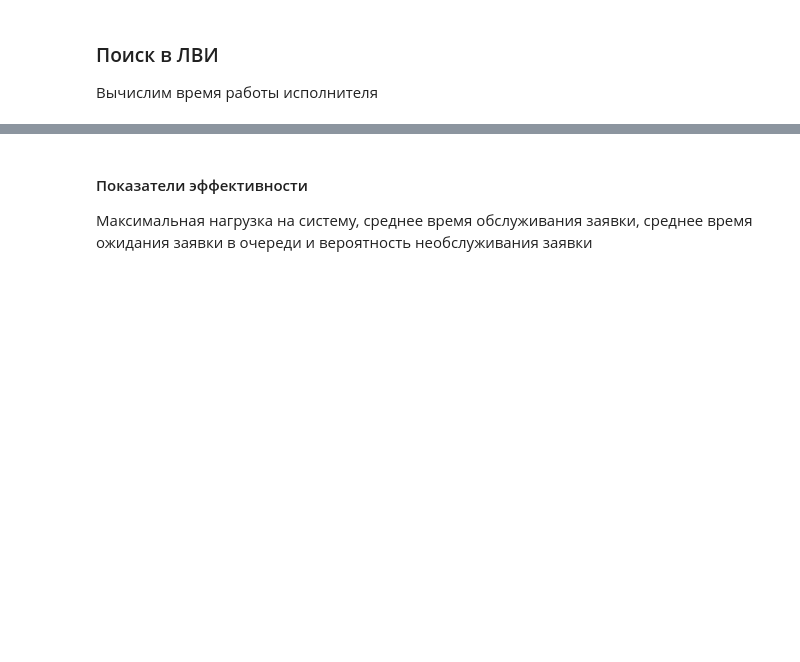
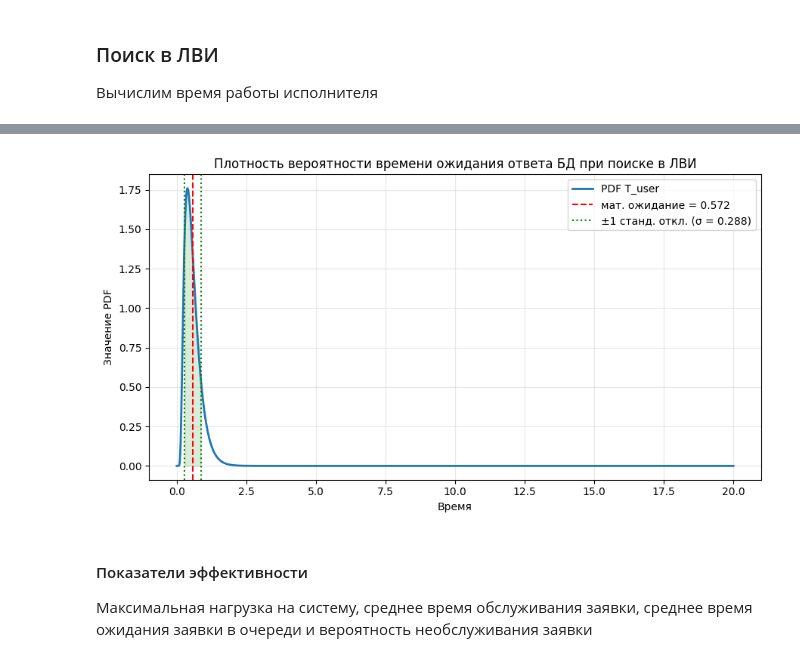
Before and after one commit to vitosotdihaet/pind, a Jupyter notebook: math-model-calculations/main.ipynb, the cells around one changed output, grey strips where cells are left out. Saved outputs shown, nothing was run; the diff lists cells and outputs as text; code cells hidden in the pictures; blank space fills up the shorter version.

Commit message:
feat: add math model calculations for GSI search

```diff
--- a/math-model-calculations/main.ipynb
+++ b/math-model-calculations/main.ipynb
@@ -257,3 +210,58 @@ D[Z]: 0.082400
+# %%
+plt.figure(figsize=(9, 5))
+time_user_search_LSI_plot_interval = (time_user_request_response_grid >= 0) & (
+    time_user_request_response_grid <= 20
+)
+plt.plot(
+    time_user_request_response_grid[time_user_search_LSI_plot_interval],
+    time_user_request_response_pdf[time_user_search_LSI_plot_interval],
+    label="PDF T_user",
+    lw=2,
+)
+plt.axvline(
+    time_user_search_LSI_mean,
+    color="r",
+    ls="--",
+    label=f"мат. ожидание = {time_user_search_LSI_mean:.3f}",
+)
+plt.axvline(
+    time_user_search_LSI_mean - time_user_search_LSI_std_deviance,
+    color="green",
+    linestyle=":",
+    linewidth=1.5,
+    label=f"±1 станд. откл. (σ = {time_user_search_LSI_std_deviance:.3f})",
+)
+plt.axvline(
+    time_user_search_LSI_mean + time_user_search_LSI_std_deviance,
+    color="green",
+    linestyle=":",
+    linewidth=1.5,
+)
+plt.fill_between(
+    time_user_request_response_grid,
+    time_user_request_response_pdf,
+    where=(
+        (
+            time_user_request_response_grid
+            >= time_user_search_LSI_mean - time_user_search_LSI_std_deviance
+        )
+        & (
+            time_user_request_response_grid
+            <= time_user_search_LSI_mean + time_user_search_LSI_std_deviance
+        )
+    ),
+    color="green",
+    alpha=0.15,
+)
+plt.title("Плотность вероятности времени ожидания ответа БД при поиске в ЛВИ")
+plt.xlabel("Время")
+plt.ylabel("Значение PDF")
+plt.grid(alpha=0.3)
+plt.legend()
+plt.tight_layout()
+plt.show()
+# %% [output]
+[figure, added]
 # %% [markdown]
 #### Показатели эффективности
 
```
Also changed, not shown: parts of 16 cells of this notebook, 4 other files.
